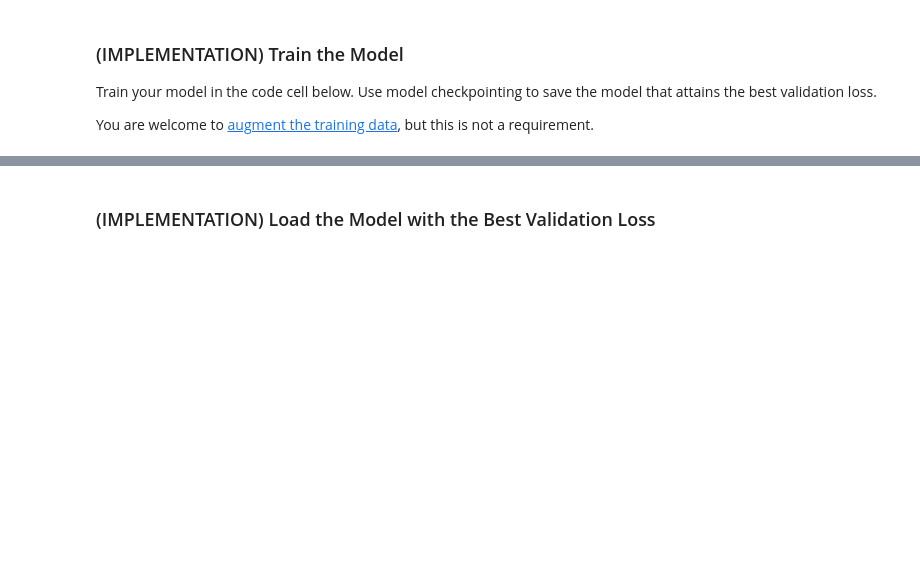
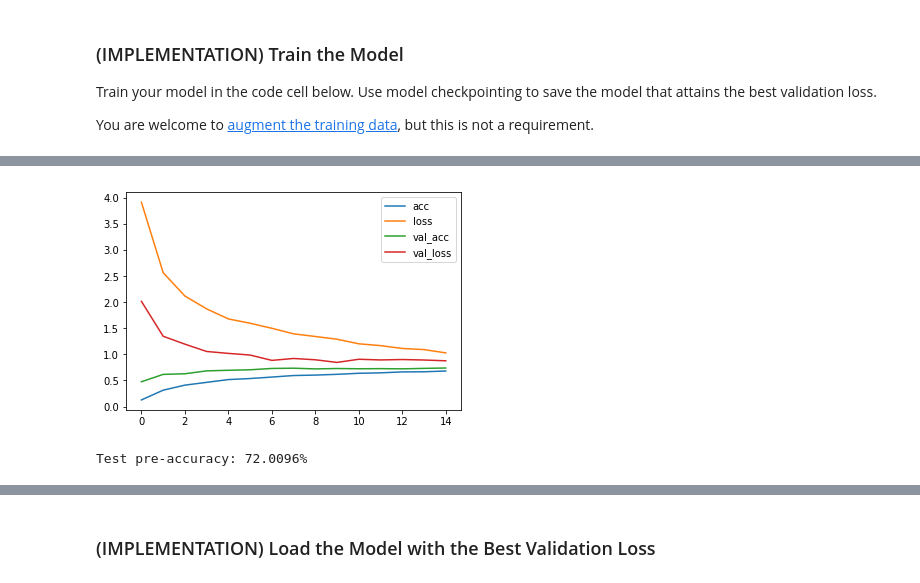
Before and after one commit to ChrisJFarr/DogBreedClassifier, a Jupyter notebook: dog_app.ipynb, the cells around one changed output, grey strips where cells are left out. Saved outputs shown, nothing was run; the diff lists cells and outputs as text; code cells hidden in the pictures; blank space fills up the shorter version.

```diff
--- a/dog_app.ipynb
+++ b/dog_app.ipynb
@@ -657,10 +712,10 @@ Additional layers also helped
 # %%
 ### TODO: Define your architecture.
-resnet_model = Sequential()
-resnet_model.add(GlobalAveragePooling2D(input_shape=train_resnet.shape[1:]))
-resnet_model.add(Dense(1776, activation='relu'))
-resnet_model.add(Dropout(0.5))
-resnet_model.add(Dense(479, activation='relu'))
-resnet_model.add(Dropout(0.3))
-resnet_model.add(Dense(133, activation='softmax'))  # (starter: 79.78)
+model = models.Sequential()
+model.add(MobileNet(weights='imagenet', include_top=False, input_shape=(224, 224, 3), pooling='avg'))
+model.add(layers.Dense(1776, activation='relu'))
+model.add(layers.Dropout(0.5))
+model.add(layers.Dense(1492, activation='relu'))
+model.add(layers.Dropout(0.4))
+model.add(layers.Dense(133, activation='softmax'))
 # %%
@@ -689,7 +795,8 @@ _________________________________________________________________
 ### (IMPLEMENTATION) Compile the Model
 # %%
 ### TODO: Compile the model.
-resnet_model.compile(loss='categorical_crossentropy', optimizer=optimizers.Adam(lr=1e-4), metrics=['accuracy'])
+### Larger learning rate during first training session
+model.compile(loss='categorical_crossentropy', optimizer=optimizers.Adamax(), metrics=['accuracy'])
 # %% [markdown]
 ### (IMPLEMENTATION) Train the Model
 
@@ -698,12 +805,21 @@ Train your model in the code cell below.  Use model checkpointing to save the mo
 You are welcome to [augment the training data](https://blog.keras.io/building-powerful-image-classification-models-using-very-little-data.html), but this is not a requirement.
 # %%
 ### TODO: Train the model.
-checkpointer = ModelCheckpoint(filepath='saved_models/weights.best.resnet_bottleneck.hdf5',
+checkpointer = ModelCheckpoint(filepath='saved_models/weights.best.mobile_net_pre.hdf5',
                                verbose=1, save_best_only=True)
 
-early_stopping = EarlyStopping(monitor='val_loss', min_delta=0.0, patience=0, verbose=1, mode='auto')
+# Set a large number of iterations but stop once model stops improving for efficiency
+# Set patience to 5 to give it a chance to escape a local minimum
+early_stopping = EarlyStopping(monitor='val_loss', min_delta=0, patience=5, verbose=1, mode='auto')
 
-resnet_model.fit(train_resnet, train_targets,
-                 validation_data=(valid_resnet, valid_targets),
-                 epochs=200, batch_size=32, callbacks=[checkpointer, early_stopping], verbose=1)
+# Train the model
+# 2X training data steps per epoch to take advantage of new augmented data
+history = model.fit_generator(
+    train_generator,
+    epochs=100,
+    validation_data=validation_generator,
+    steps_per_epoch=(len(x_train) // train_batchsize) * 2,
+    validation_steps=len(x_valid) // val_batchsize,
+    callbacks=[checkpointer, early_stopping],
+    verbose=1)
 # %% [output]
@@ -710,0 +843,9 @@ ValueError: Input arrays should have the same number of samples as target arrays
+# %%
+# Plot training history to view learning rate effectiveness
+# Too steep or too flat are a sign lr needs adjusted
+# The learning rate was probably a slightly large but the performance is acceptable, so moving on
+df = pd.DataFrame(history.history)
+df.plot()
+plt.show()
+# %% [output]
+[figure, added]
@@ -710,0 +856,7 @@ ValueError: Input arrays should have the same number of samples as target arrays
+# %%
+# Gauge current test-performance
+predictions = model.predict_generator(test_datagen.flow(x_test, shuffle=False))
+test_accuracy = 100 * np.sum(np.argmax(predictions, axis=1) == np.argmax(y_test, axis=1)) / len(predictions)
+print('Test pre-accuracy: %.4f%%' % test_accuracy)
+# %% [output]
+Test pre-accuracy: 72.0096%
```
Also changed, not shown: parts of 56 cells of this notebook, 3 other files.
